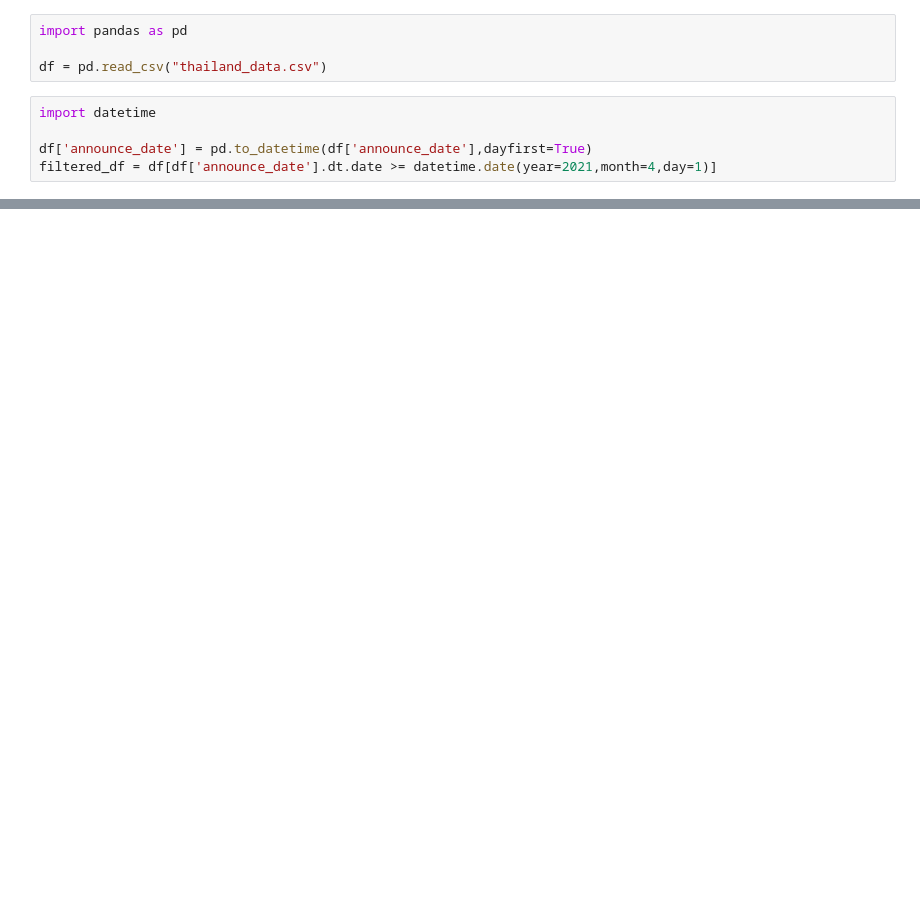
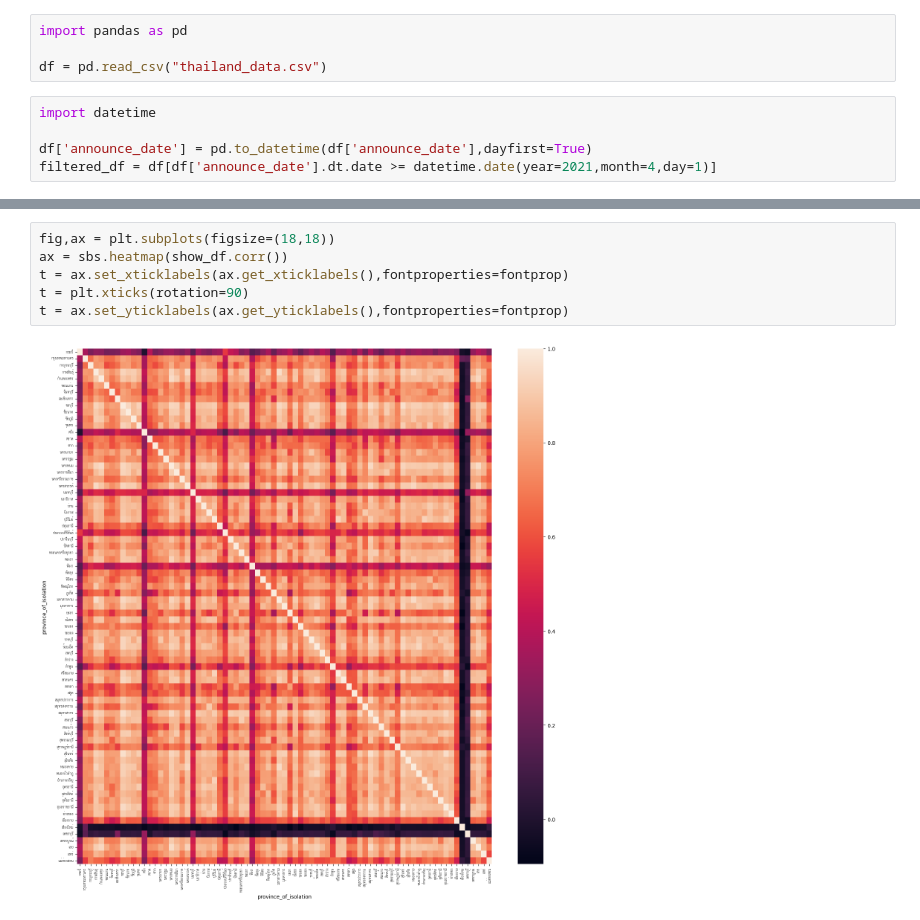
Before and after one commit to Septkung/Python-Pandas-Learning, a Jupyter notebook: Play_with_Data_VIII.ipynb, the cells around one changed output, grey strips where cells are left out. Cells and saved outputs as stored; diff of their text form; blank space fills up the shorter version.

```diff
--- a/Play_with_Data_VIII.ipynb
+++ b/Play_with_Data_VIII.ipynb
@@ -13,0 +77,8 @@ ModuleNotFoundError: No module named 'seaborn'
+# %%
+fig,ax = plt.subplots(figsize=(18,18))
+ax = sbs.heatmap(show_df.corr())
+t = ax.set_xticklabels(ax.get_xticklabels(),fontproperties=fontprop)
+t = plt.xticks(rotation=90)
+t = ax.set_yticklabels(ax.get_yticklabels(),fontproperties=fontprop)
+# %% [output]
+[figure, added]
```
Also changed, not shown: parts of 14 cells of this notebook.
